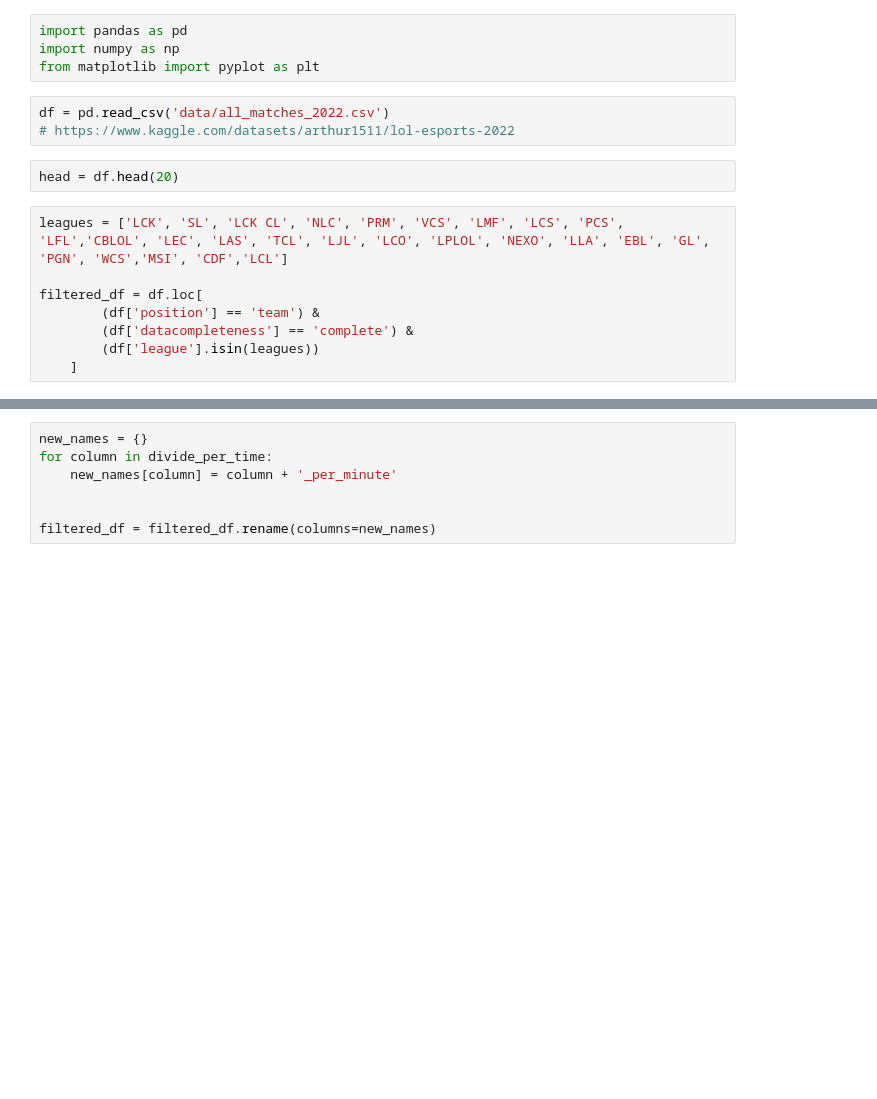
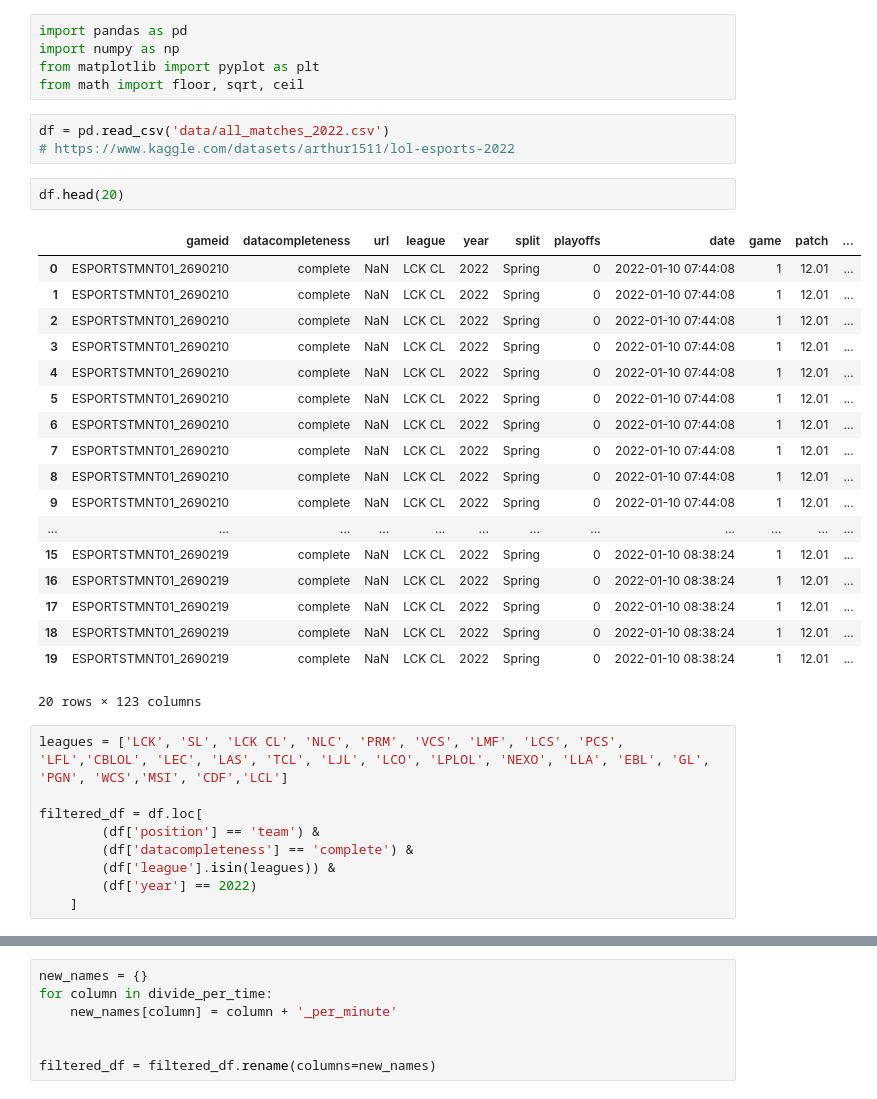
Before and after one commit to heitorfreitasferreira/UFU, a Jupyter notebook: mineracao/lol.ipynb, the cells around one changed output, grey strips where cells are left out. Saved outputs shown, nothing was run; the diff lists cells and outputs as text; blank space fills up the shorter version.

```diff
--- a/mineracao/lol.ipynb
+++ b/mineracao/lol.ipynb
@@ -2,18 +2,39 @@
 import pandas as pd
 import numpy as np
 from matplotlib import pyplot as plt
+from math import floor, sqrt, ceil
 # %%
 df = pd.read_csv('data/all_matches_2022.csv')
 # https://www.kaggle.com/datasets/arthur1511/lol-esports-2022
 # %%
-head = df.head(20)
+df.head(20)
+# %% [output]
+|  | gameid | datacompleteness | url | league | year | split | playoffs | date | game | patch | ... |
+| 0 | ESPORTSTMNT01_2690210 | complete | NaN | LCK CL | 2022 | Spring | 0 | 2022-01-10 07:44:08 | 1 | 12.01 | ... |
+| 1 | ESPORTSTMNT01_2690210 | complete | NaN | LCK CL | 2022 | Spring | 0 | 2022-01-10 07:44:08 | 1 | 12.01 | ... |
+| 2 | ESPORTSTMNT01_2690210 | complete | NaN | LCK CL | 2022 | Spring | 0 | 2022-01-10 07:44:08 | 1 | 12.01 | ... |
+| 3 | ESPORTSTMNT01_2690210 | complete | NaN | LCK CL | 2022 | Spring | 0 | 2022-01-10 07:44:08 | 1 | 12.01 | ... |
+| 4 | ESPORTSTMNT01_2690210 | complete | NaN | LCK CL | 2022 | Spring | 0 | 2022-01-10 07:44:08 | 1 | 12.01 | ... |
+| 5 | ESPORTSTMNT01_2690210 | complete | NaN | LCK CL | 2022 | Spring | 0 | 2022-01-10 07:44:08 | 1 | 12.01 | ... |
+| 6 | ESPORTSTMNT01_2690210 | complete | NaN | LCK CL | 2022 | Spring | 0 | 2022-01-10 07:44:08 | 1 | 12.01 | ... |
+| 7 | ESPORTSTMNT01_2690210 | complete | NaN | LCK CL | 2022 | Spring | 0 | 2022-01-10 07:44:08 | 1 | 12.01 | ... |
+| 8 | ESPORTSTMNT01_2690210 | complete | NaN | LCK CL | 2022 | Spring | 0 | 2022-01-10 07:44:08 | 1 | 12.01 | ... |
+| 9 | ESPORTSTMNT01_2690210 | complete | NaN | LCK CL | 2022 | Spring | 0 | 2022-01-10 07:44:08 | 1 | 12.01 | ... |
+| ... | ... | ... | ... | ... | ... | ... | ... | ... | ... | ... | ... |
+| 15 | ESPORTSTMNT01_2690219 | complete | NaN | LCK CL | 2022 | Spring | 0 | 2022-01-10 08:38:24 | 1 | 12.01 | ... |
+| 16 | ESPORTSTMNT01_2690219 | complete | NaN | LCK CL | 2022 | Spring | 0 | 2022-01-10 08:38:24 | 1 | 12.01 | ... |
+| 17 | ESPORTSTMNT01_2690219 | complete | NaN | LCK CL | 2022 | Spring | 0 | 2022-01-10 08:38:24 | 1 | 12.01 | ... |
+| 18 | ESPORTSTMNT01_2690219 | complete | NaN | LCK CL | 2022 | Spring | 0 | 2022-01-10 08:38:24 | 1 | 12.01 | ... |
+| 19 | ESPORTSTMNT01_2690219 | complete | NaN | LCK CL | 2022 | Spring | 0 | 2022-01-10 08:38:24 | 1 | 12.01 | ... |
+20 rows × 123 columns
 # %%
 leagues = ['LCK', 'SL', 'LCK CL', 'NLC', 'PRM', 'VCS', 'LMF', 'LCS', 'PCS', 'LFL','CBLOL', 'LEC', 'LAS', 'TCL', 'LJL', 'LCO', 'LPLOL', 'NEXO', 'LLA', 'EBL', 'GL', 'PGN', 'WCS','MSI', 'CDF','LCL']
 
 filtered_df = df.loc[
         (df['position'] == 'team') &
         (df['datacompleteness'] == 'complete') &
-        (df['league'].isin(leagues))
+        (df['league'].isin(leagues)) &
+        (df['year'] == 2022)
     ]
 # %%
 removed_columns = [
```
Also changed, not shown: parts of 17 cells of this notebook, 1 other file.
